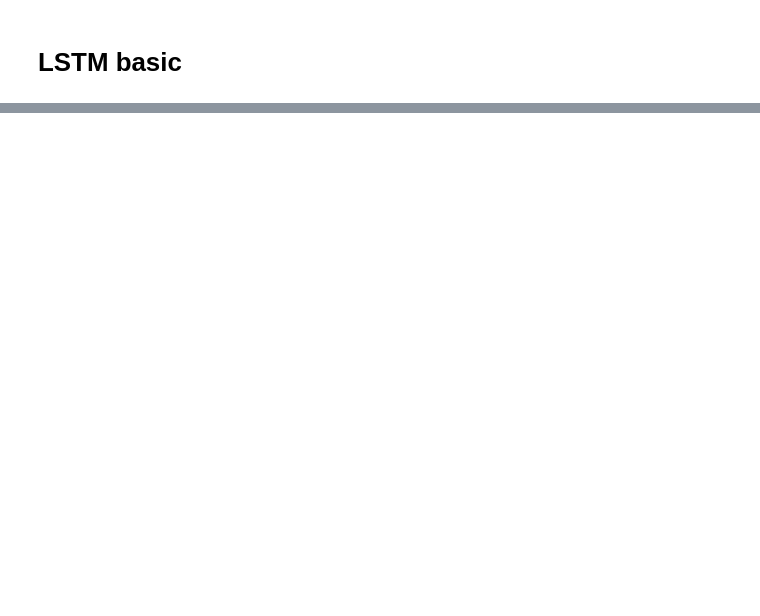
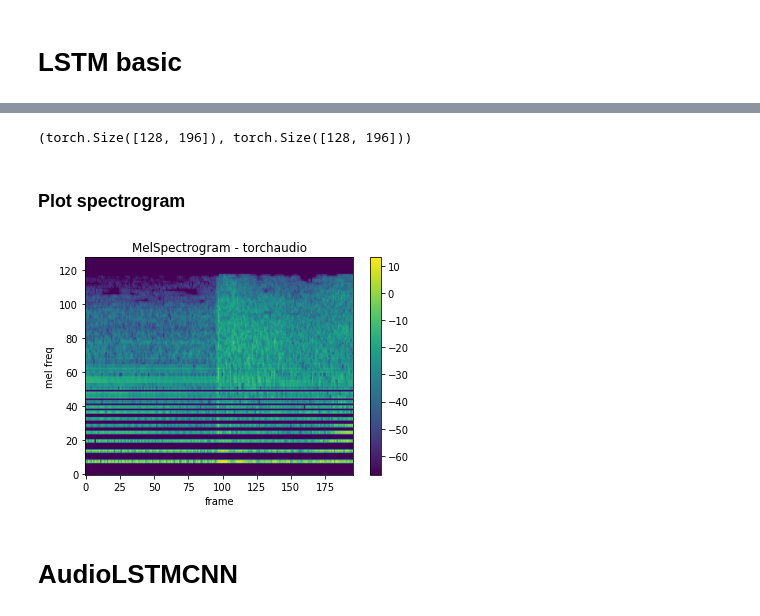
Before and after one commit to amityungman/aimpathy, a Jupyter notebook: LSTMCNN.ipynb, the cells around one changed output, grey strips where cells are left out. Drawn from its saved outputs; the diff is of its cells as text; code cells hidden in the pictures; blank space fills up the shorter version.

Commit message:
Finished dataset preparation and Machine approximate architecture in LSTMCNN.ipynb

```diff
--- a/LSTMCNN.ipynb
+++ b/LSTMCNN.ipynb
@@ -27,0 +55,4 @@ cn: torch.Size([1, 64, 20])
+# %%
+AUDIO_FOLDER = "C:\\Users\\amity\\PycharmProjects\\aimpathy\\data\\PMEmo\\PMEmo2019\\chorus"
+THAYER_ANOTATIONS_CSV = "C:\\Users\\amity\\PycharmProjects\\aimpathy\\data\\PMEmo\\PMEmo2019\\annotations\\dynamic_annotations.csv"
+thayer_annotations_df = pd.read_csv(THAYER_ANOTATIONS_CSV)
@@ -27,0 +64,30 @@ cn: torch.Size([1, 64, 20])
+# %%
+spectrograms = dict()
+for audio_file in tqdm(audio_files, total=len(audio_files)):
+    sound = AudioSegment.from_mp3(os.sep.join([AUDIO_FOLDER, audio_file])).set_channels(1)
+    audio_file_wave = sound.export(format="wav", bitrate=RATE)
+    sample_rate, samples = wavfile.read(audio_file_wave)
+    spectogram = spectorgrammer(torch.from_numpy(samples/(2**15)).float().reshape((1, -1)))
+    spectrograms[audio_file] = spectogram
+    audio_file_wave.close()
+spectrograms = {key: value for key, value in spectrograms.items() if ".wav" not in key}
+# %%
+dataset = list()  # spectrogram, (valence, arousal)
+for file_name, spectrogram in tqdm(spectrograms.items(), total=len(spectrograms)):
+    music_id = int(file_name.replace(".mp3", ""))
+    max_frame_time = thayer_annotations_df[thayer_annotations_df["musicId"] == music_id]["frameTime"].max()
+    if np.isnan(max_frame_time):
+        # print(f"Skipping {music_id}")
+        continue
+    for i in range(int(CHUNKS_PER_SECOND * max_frame_time)):
+        data_df = thayer_annotations_df[(thayer_annotations_df["musicId"] == music_id) & (thayer_annotations_df["frameTime"] == i/2)]
+        if data_df.empty:
+            #  print(f"Skipping {musicI_id} - {i/2}")
+            continue
+        valence = data_df.iloc[0]["Valence(mean)"]
+        arousal = data_df.iloc[0]["Arousal(mean)"]
+        dataset.append((spectrogram[0, :, int((i/2-1)*CHUNK_SIZE_IN_SPECTROS): int((i/2)*CHUNK_SIZE_IN_SPECTROS)], (valence, arousal)))
+# %%
+min([row[0].shape for row in dataset]), max([row[0].shape for row in dataset])
+# %% [output]
+(torch.Size([128, 196]), torch.Size([128, 196]))
@@ -27,0 +100,2 @@ cn: torch.Size([1, 64, 20])
+# %% [markdown]
+### Plot spectrogram
@@ -27,0 +105,19 @@ cn: torch.Size([1, 64, 20])
+# %%
+def plot_spectrogram(spec, title=None, ylabel="freq_bin", aspect="auto", xmax=None, ymax=None):
+    fig, axs = plt.subplots(1, 1)
+    axs.set_title(title or "Spectrogram (db)")
+    axs.set_ylabel(ylabel)
+    axs.set_xlabel("frame")
+    im = axs.imshow(librosa.power_to_db(spec), origin="lower", aspect=aspect)
+    if xmax:
+        axs.set_xlim((0, xmax))
+    if ymax:
+        axs.set_ylim((0, ymax))
+    fig.colorbar(im, ax=axs)
+    plt.show(block=False)
+# %%
+plot_spectrogram(dataset[1000][0], title="MelSpectrogram - torchaudio", ylabel="mel freq")
+# %% [output]
+[figure, added]
+# %% [markdown]
+# AudioLSTMCNN
```
Also changed, not shown: parts of 12 cells of this notebook, 4 other files.
